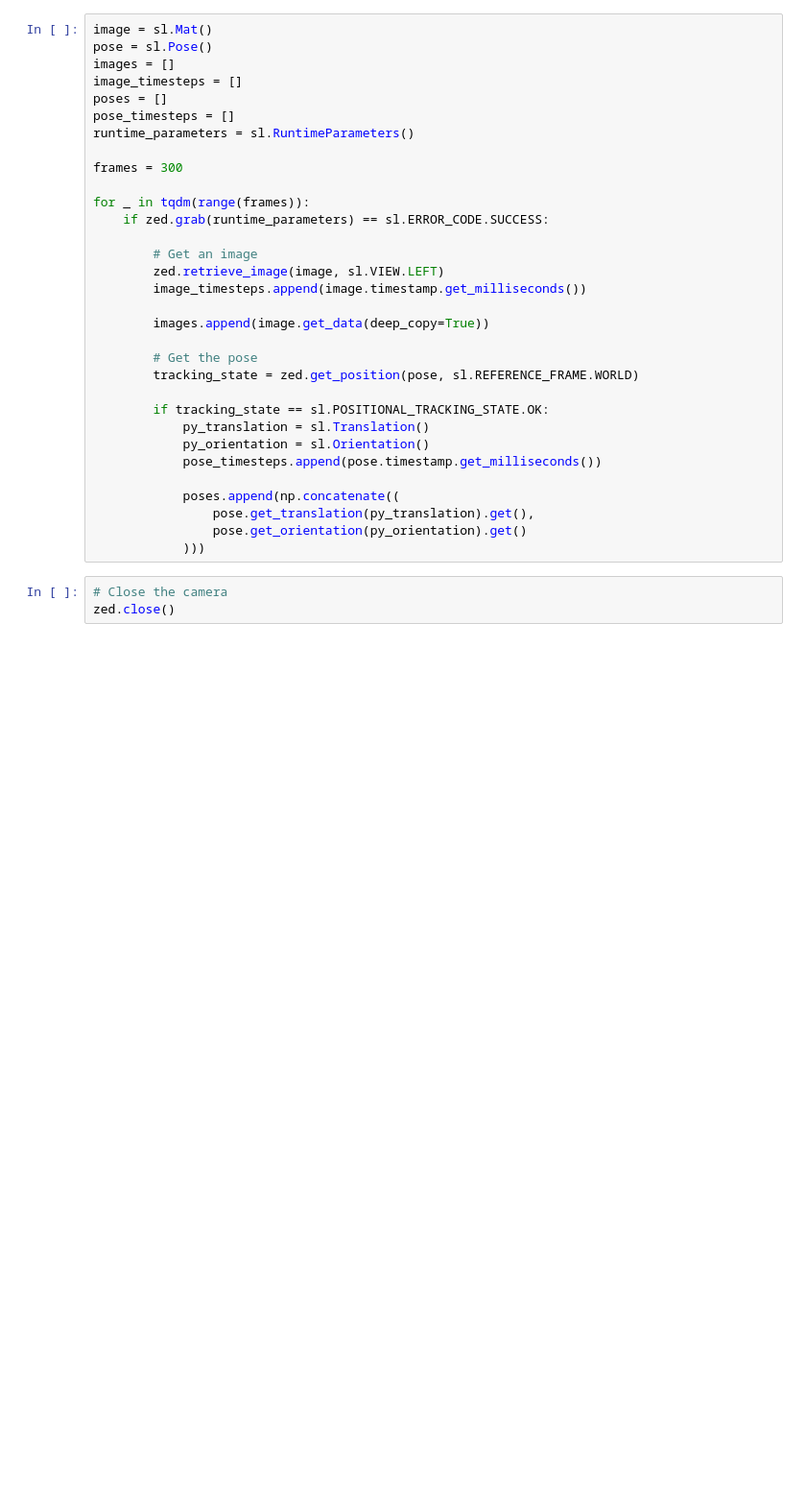
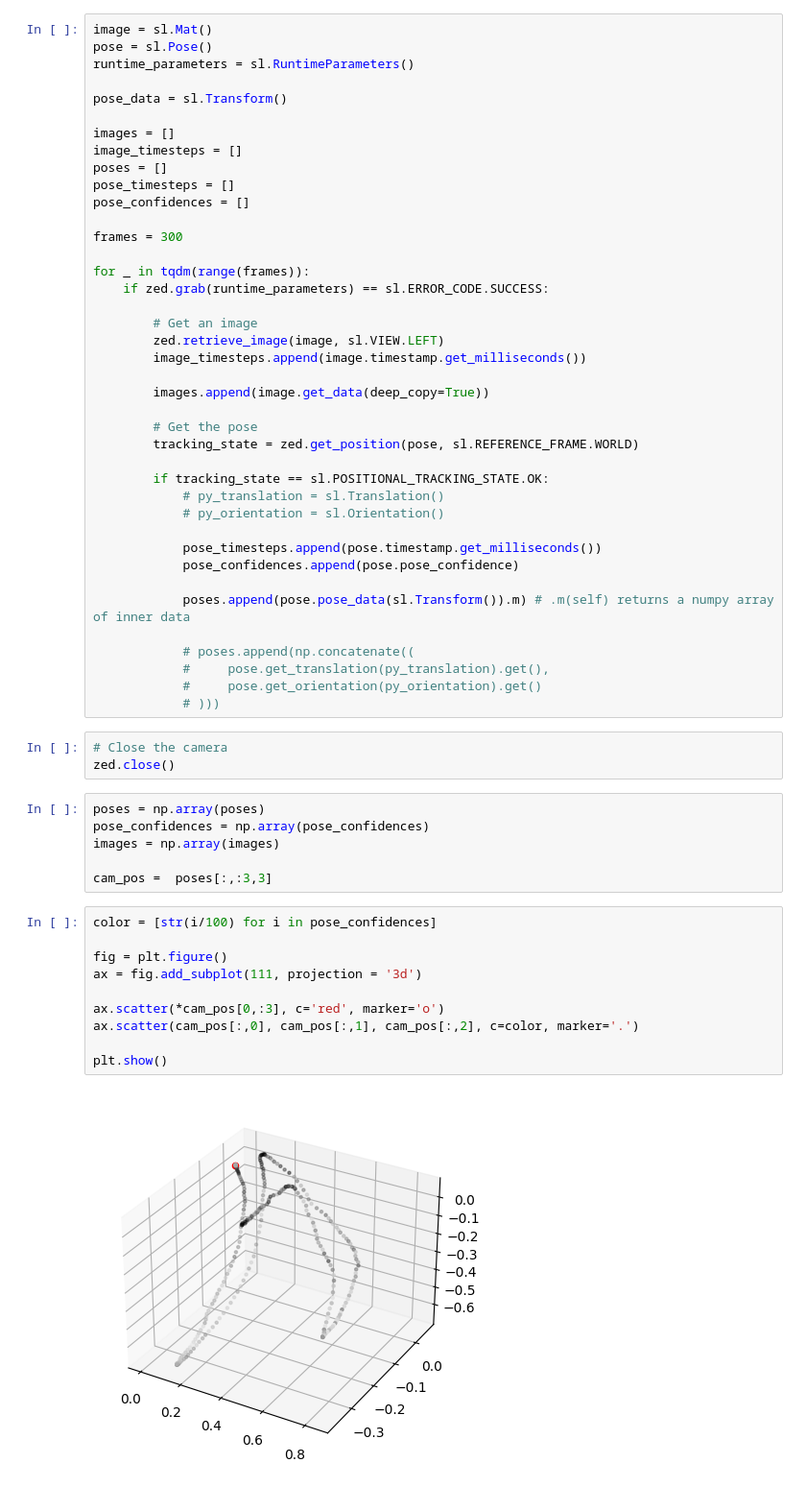
Before and after one commit to J4nn1K/demonstration-interface, a Jupyter notebook: scripts/positional_tracking.ipynb, the cells around one changed output. Shown: that part at 96% size. Saved outputs shown, nothing was run; the diff lists cells and outputs as text; blank space fills up the shorter version.

```diff
--- a/scripts/positional_tracking.ipynb
+++ b/scripts/positional_tracking.ipynb
@@ -45,11 +45,15 @@ if err != sl.ERROR_CODE.SUCCESS:
 # %%
 image = sl.Mat()
 pose = sl.Pose()
+runtime_parameters = sl.RuntimeParameters()
+
+pose_data = sl.Transform()
+
 images = []
 image_timesteps = []
 poses = []
 pose_timesteps = []
-runtime_parameters = sl.RuntimeParameters()
+pose_confidences = []
 
 frames = 300
 
@@ -66,15 +70,37 @@ for _ in tqdm(range(frames)):
         tracking_state = zed.get_position(pose, sl.REFERENCE_FRAME.WORLD)
 
         if tracking_state == sl.POSITIONAL_TRACKING_STATE.OK:
-            py_translation = sl.Translation()
-            py_orientation = sl.Orientation()
+            # py_translation = sl.Translation()
+            # py_orientation = sl.Orientation()
+
             pose_timesteps.append(pose.timestamp.get_milliseconds())
+            pose_confidences.append(pose.pose_confidence)
 
-            poses.append(np.concatenate((
-                pose.get_translation(py_translation).get(),
-                pose.get_orientation(py_orientation).get()
-            )))
+            poses.append(pose.pose_data(sl.Transform()).m) # .m(self) returns a numpy array of inner data
+
+            # poses.append(np.concatenate((
+            #     pose.get_translation(py_translation).get(),
+            #     pose.get_orientation(py_orientation).get()
+            # )))
 # %%
 # Close the camera
 zed.close()
+# %%
+poses = np.array(poses)
+pose_confidences = np.array(pose_confidences)
+images = np.array(images)
+
+cam_pos =  poses[:,:3,3]
+# %%
+color = [str(i/100) for i in pose_confidences]
+
+fig = plt.figure()
+ax = fig.add_subplot(111, projection = '3d')
+
+ax.scatter(*cam_pos[0,:3], c='red', marker='o')
+ax.scatter(cam_pos[:,0], cam_pos[:,1], cam_pos[:,2], c=color, marker='.')
+
+plt.show()
+# %% [output]
+[figure, added]
 # %%
```
Also changed, not shown: parts of 5 cells of this notebook, 1 other file.
